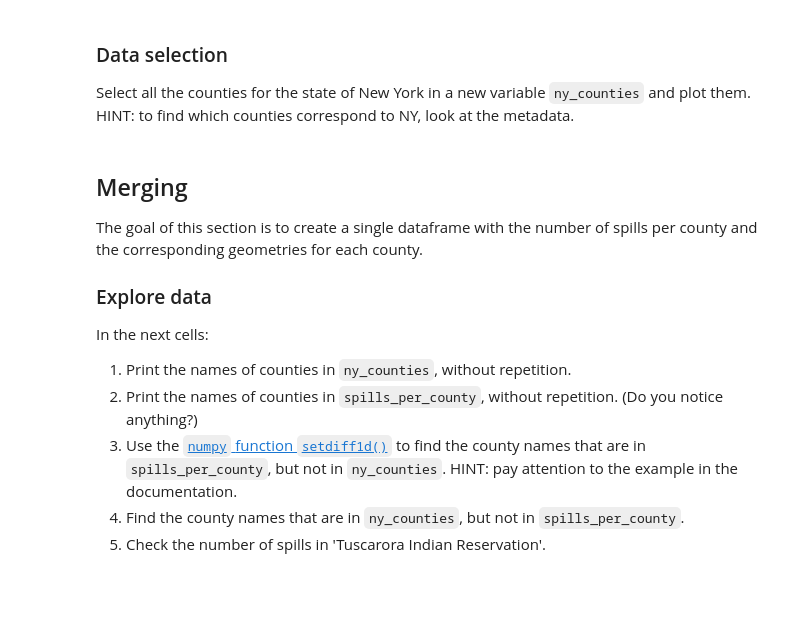
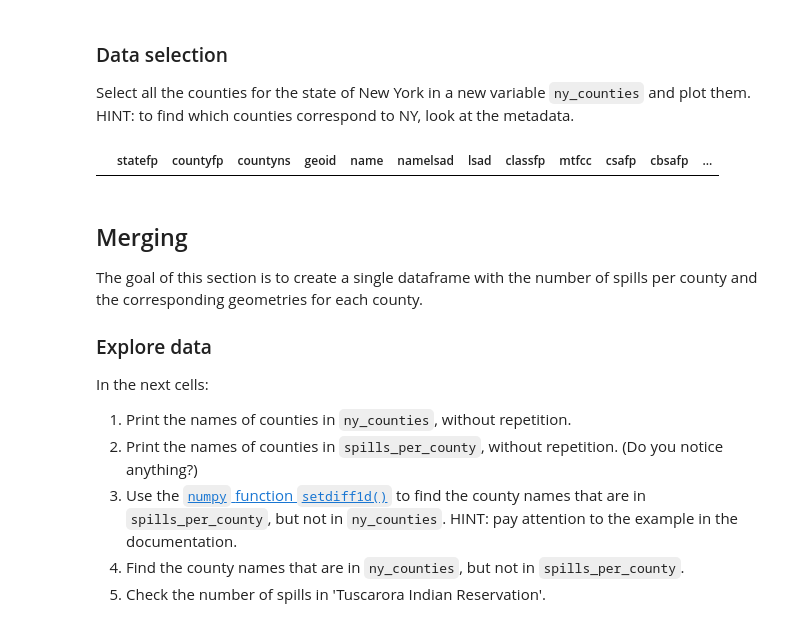
Before and after one commit to h-hahn/eds220-hwk-3, a Jupyter notebook: hwk3-task1-spills.ipynb, the cells around one changed output. Saved outputs shown, nothing was run; the diff lists cells and outputs as text; code cells hidden in the pictures; blank space fills up the shorter version.

```diff
--- a/hwk3-task1-spills.ipynb
+++ b/hwk3-task1-spills.ipynb
@@ -241,3 +303,11 @@ Select all the counties for the state of New York in a new variable `ny_counties
+# %%
+# select new york counties
+ny_counties = counties[ counties['statefp'] == 36 ]
+
+# plot new york data
+ny_counties
+# %% [output]
+|  | statefp | countyfp | countyns | geoid | name | namelsad | lsad | classfp | mtfcc | csafp | cbsafp | ... |
 # %% [markdown]
 ## Merging
 
```
Also changed, not shown: parts of 11 cells of this notebook.
